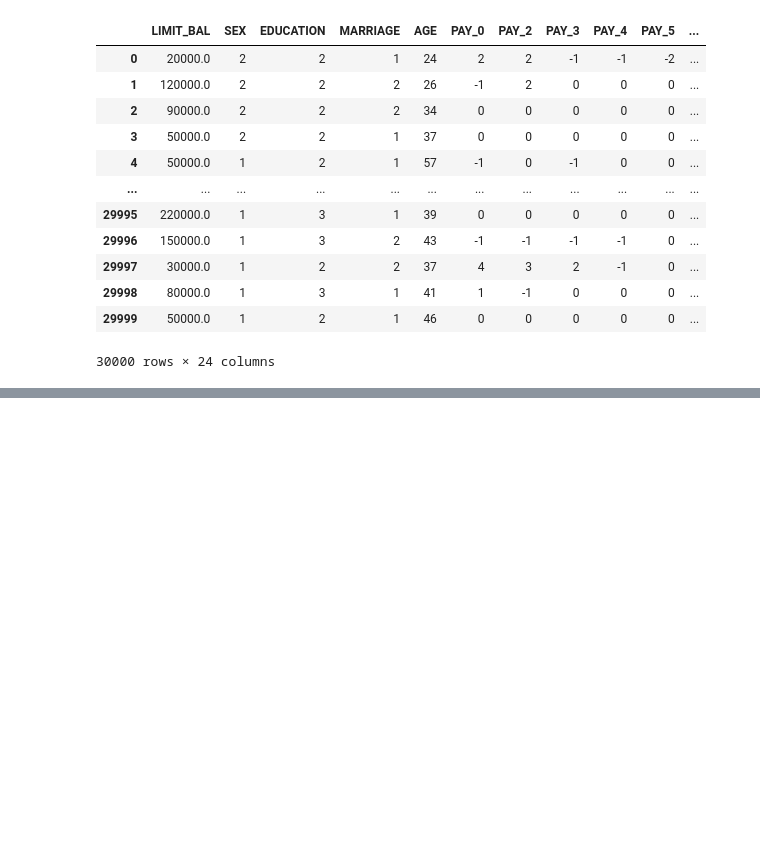
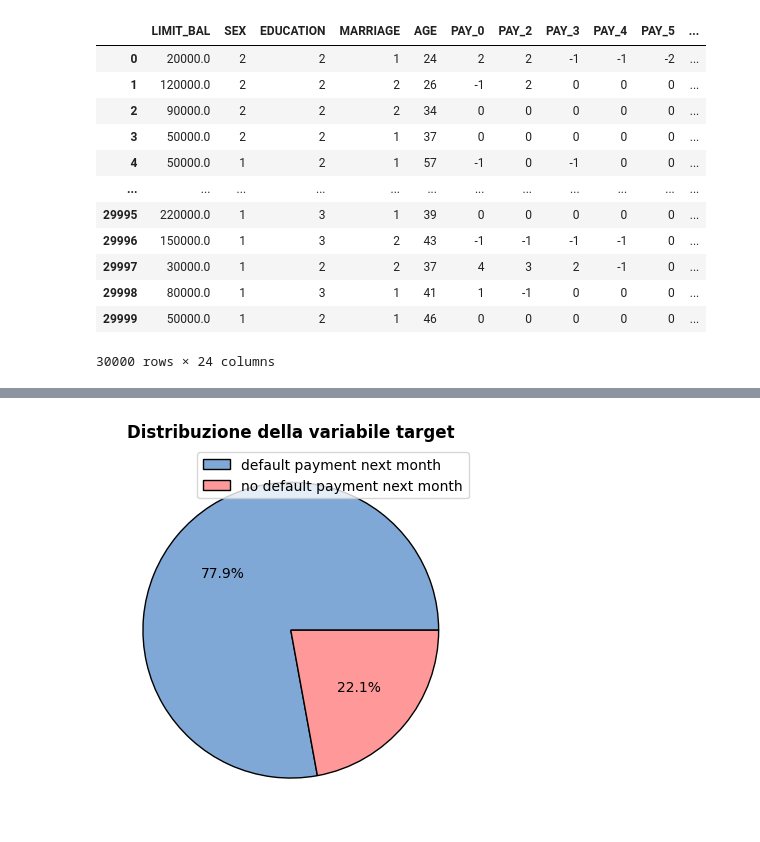
Before and after one commit to Elsacred02/assignment_1_advanced_machine_learning, a Jupyter notebook: Advanced_machine_learning_assignment_1.ipynb, the cells around one changed output, grey strips where cells are left out. Drawn from its saved outputs; the diff is of its cells as text; code cells hidden in the pictures; blank space fills up the shorter version.

```diff
--- a/Advanced_machine_learning_assignment_1.ipynb
+++ b/Advanced_machine_learning_assignment_1.ipynb
@@ -104,0 +115,14 @@ plt.show()
+# %%
+colors = ["#7FA8D6", "#FF9999"]
+wedges, _, _ = plt.pie(
+    target.value_counts(),
+    colors=colors,
+    wedgeprops={'edgecolor': 'black', 'linewidth': 1},
+    autopct='%1.1f%%'
+)
+plt.legend(wedges, ["default payment next month", "no default payment next month"], loc="upper right")
+plt.title("Distribuzione della variabile target", fontweight="bold")
+
+plt.show()
+# %% [output]
+[figure, added]
```
Also changed, not shown: parts of 8 cells of this notebook.
